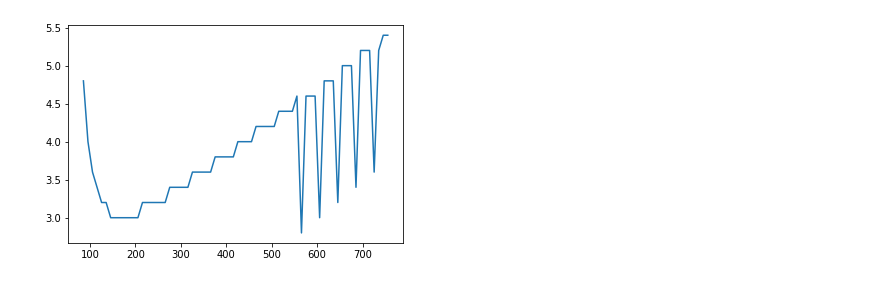
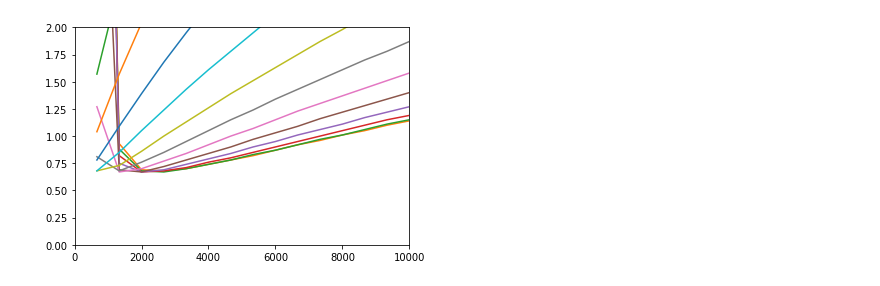
Before and after one commit to massanf/3Sexperiment, a Jupyter notebook: E1/graphing.ipynb, the cells around one changed output. Cells and saved outputs as stored; diff of their text form; code cells hidden in the pictures.

```diff
--- a/E1/graphing.ipynb
+++ b/E1/graphing.ipynb
@@ -4,10 +4,12 @@ import csv
 import sys
 import math
 import matplotlib.pyplot as plt
+import numpy as np
 
 file = open("電界分布計算結果.csv")
 csv_reader = csv.reader(file)
 
+n = []
 r = []
 z = []
 V = []
@@ -15,47 +17,82 @@ Er = []
 Ez = []
 E = []
 alpha = []
-pcmhg = [i for i in range (1, 100)] #P(cmHg)
+pcmhg = [i for i in range (1, 76)] #P(cmHg)
 #print(pcmhg)
-p = [766.5-i*10.0-1.0 for i in pcmhg] #P(torr)
+ppa = [(101325.0/760.0) * k * 10 for k in pcmhg]
+ptorr = [i * 0.00750062 for i in ppa] #P(torr)
+p = [i for i in range (0, 50)]
 
-
+n = []
 pd = []
-Vs = []
+vs_list = []
+vs_path_list = []
 d = 0.5
 K = 10
 
+path_list = [1,102,203,305,406,507,609,711,812,914,1016,1118,1220,1322]
+
 #データ読み込み
 for row in csv_reader:
-    r.append(float(row[1]))
+    n.append(row[0])
+    r.append(float(row[1])*10)
     z.append(float(row[2])*10)
     V.append(float(row[3]))
     Er.append(float(row[4]))
     Ez.append(float(row[5]))
     E.append(float(row[6])*1000)
 
-for p_ in range (0, 68): #pごとにVsを計算
-    integral = 0
-    #数値積分
-    ratio = 0
-    while (integral < K):
-        ratio += 0.2
+vs_min_list = []
+
+for i in range (0, 13):
+    vs_min_list.append([])
+
+for k in range (0, len(ptorr)):
+    print(k)
+    vs_path_list = []
+    for path in range (0,13):  #すべてのpathを試す
+        vs = 0
         integral = 0
-        for i in range (1, 103): #gap=0.5, r=0のデータを使う(???)
-            #zで、0.0mmから積分値>Kになるところまで積分(???)
-            #alphaの計算
-            Enew = ratio * E[i]
-            if(Enew/p[p_]<31.6):
-                alpha = 0
-            elif (31.6 <= Enew/p[p_] and Enew/p[p_] < 60):
-                alpha = p[p_]/10000.0*(1.407*((Enew/p[p_]-28.5)*(Enew/p[p_]-28.5))-12.6)
-            elif (60.0 <= Enew/p[p_] and Enew/p[p_] < 100.0):
-                alpha = (1.0-0.00674755*(Enew/p[p_]-60.0))*p[p_]/10000.0*(1.407*((Enew/p[p_]-28.5)*(Enew/p[p_]-28.5))-12.6)
-            elif (Enew/p[p_] > 100.0):
-                alpha = 15.0 * p[p_] * math.exp(-365.0/(Enew/p[p_]))
-            integral += (z[i]-z[i-1])*alpha
-    pd.append(p[p_])
-    Vs.append(ratio)
+        while (integral < K):   #Vを変えて試す　積分がKを上回ったらおわり
+            vs += 0.01      #Vを0Vから0.1ずつ増やしていく
 
-plt.plot(pd,Vs)
+            #数値積分-------------------------------
+
+            integral = 0
+            for i in range (path_list[path]+1, path_list[path+1]): #z=0~0.5で積分 (gap=0.5, r=0のデータを使う)
+                Enew = vs * E[i]  #vsに合わせてEも調整
+
+                #print(z[i])
+                #alphaの計算  %
+                if(Enew/ptorr[k]<31.6):
+                    #print(" v=",vs," integ=",integral, " alpha=",alpha)
+                    alpha = 0
+                elif (31.6 <= Enew/ptorr[k] and Enew/ptorr[k] < 60):
+                    #print(" v=",vs," integ=",integral, " alpha=",alpha)
+                    alpha = ptorr[k]/10000.0*(1.047*(Enew/ptorr[k]-28.5)**2-12.6)
+                elif (60.0 <= Enew/ptorr[k] and Enew/ptorr[k] < 100.0):
+                    #print(" v=",vs," integ=",integral, " alpha=",alpha)
+                    alpha = (1.0-0.00674755*(Enew/ptorr[k]-60.0))*ptorr[k]/10000.0*1.047*((Enew/ptorr[k]-28.5)**2-12.6)
+                elif (Enew/ptorr[k] > 100.0):
+                    #print(" v=",vs," integ=",integral, " alpha=",alpha)
+                    alpha = 15.0 * ptorr[k] * math.exp(-365.0/(Enew/ptorr[k]))
+
+                integral += np.sqrt((z[i]-z[i-1])**2+(r[i]-r[i-1])**2)*0.1*alpha  #積分
+                #print(np.sqrt((z[i]-z[i-1])**2+(r[i]-r[i-1])**2))
+
+            #------------------------------------
+
+            if (vs>10): break
+
+        vs_min_list[path].append(vs)
+
+    pd.append(ppa[k]*d)   #[Pa・mm]
+    vs_list.append(vs)
+
+plt.plot(pd,vs_list)
+plt.xlim(0,10000)
+plt.ylim(0,2)
+
+for i in range (0,14):
+    plt.plot(pd,vs_min_list[i])
 # %% [output]
@@ -63 +117 @@ plt.plot(pd,Vs)
-[figure, old version]
+[figure, new version]
```
Also changed, not shown: parts of 2 cells of this notebook, 1 other file.
